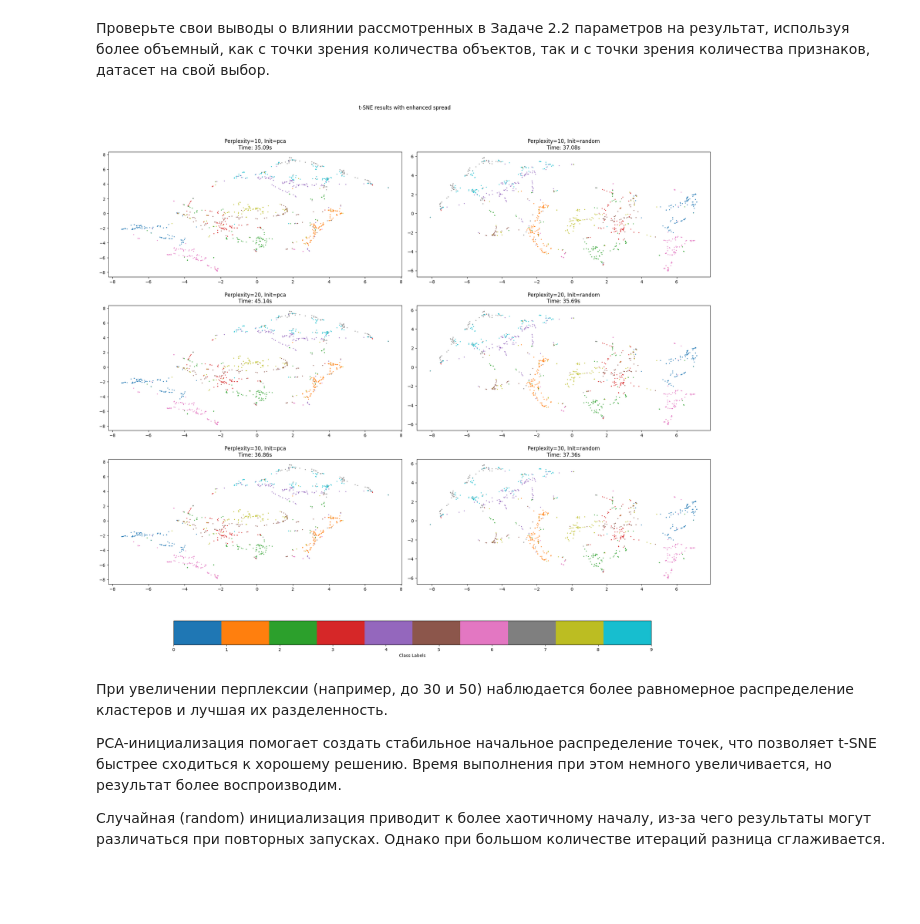
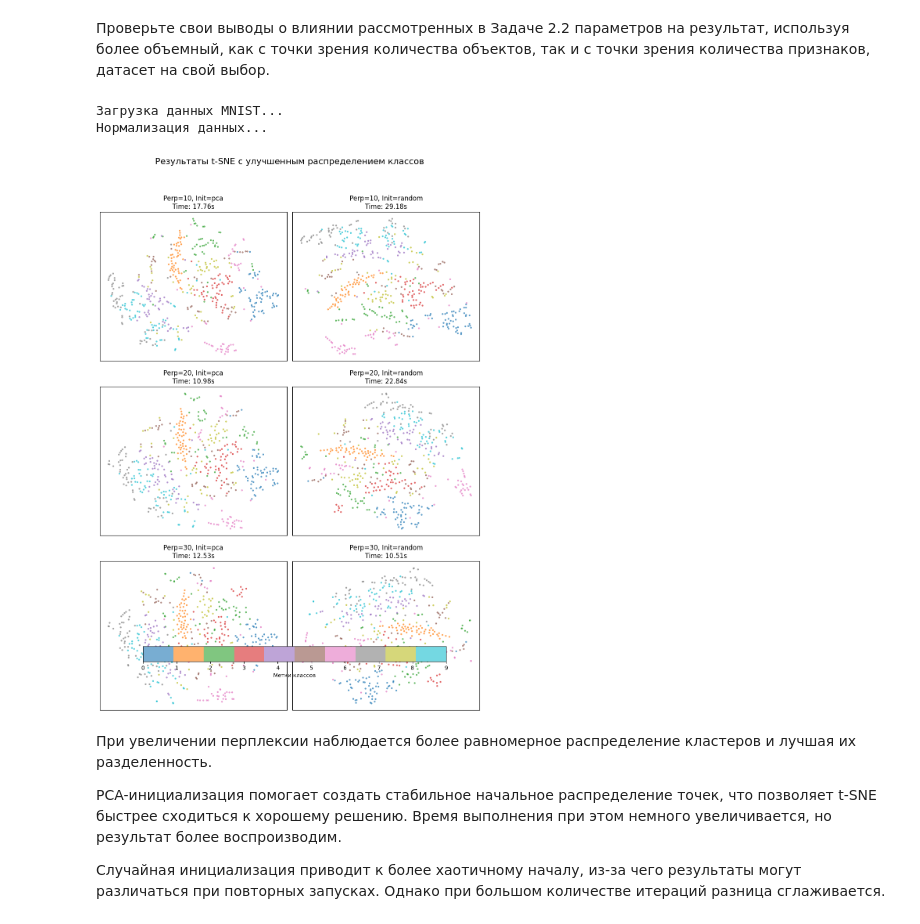
Before and after one commit to CandyGoose/Statistics-Bayesian_inference-linear_and_wooden_models, a Jupyter notebook: hw/hw3.ipynb, the cells around one changed output. Cells and saved outputs as stored; diff of their text form; code cells hidden in the pictures; blank space fills up the shorter version.

```diff
--- a/hw/hw3.ipynb
+++ b/hw/hw3.ipynb
@@ -870,82 +1155,88 @@ results = run_tsne_experiments(X, parameters)
 # %% [markdown]
 Проверьте свои выводы о влиянии рассмотренных в Задаче 2.2 параметров на результат, используя более объемный, как с точки зрения количества объектов, так и с точки зрения количества признаков, датасет на свой выбор.
 # %%
+
 import numpy as np
 import pandas as pd
 import matplotlib.pyplot as plt
 import time
-from openTSNE.sklearn import TSNE
+from sklearn.manifold import TSNE
 from sklearn.preprocessing import StandardScaler
 from sklearn.datasets import fetch_openml
 
-mnist = fetch_openml("mnist_784", version=1)
+print("Загрузка данных MNIST...")
+mnist = fetch_openml("mnist_784", version=1, as_frame=False)
 X, y = mnist.data, mnist.target.astype(int)
 
+print("Нормализация данных...")
 X_normalized = StandardScaler().fit_transform(X)
 
 parameters = {
     "perplexities": [10, 20, 30],
     "early_exaggeration": [1.5, 4, 12],
     "exaggeration": [None, 1.2, 4],
-    "initializations": ["pca", "random"],
-    "dof": [0.5, 1, 2]
+    "initializations": ["pca", "random"]
 }
 
-def run_tsne_experiments(X, parameters, sample_size=1000):
-    indices = np.random.choice(len(X), sample_size)
+def run_tsne_experiments(X, y, parameters, sample_size=500):
+    indices = np.random.choice(len(X), sample_size, replace=False)
     X_sample = X[indices]
     y_sample = y[indices]
 
-    fig, axes = plt.subplots(len(parameters["perplexities"]), len(parameters["initializations"]), figsize=(20, 20))
-    fig.suptitle("t-SNE results with enhanced spread")
+    n_perplexity = len(parameters["perplexities"])
+    n_init = len(parameters["initializations"])
+    fig, axes = plt.subplots(n_perplexity, n_init, figsize=(5 * n_init, 5 * n_perplexity))
+    fig.suptitle("Результаты t-SNE с улучшенным распределением классов", fontsize=16)
 
     results = []
 
     for i, perplexity in enumerate(parameters["perplexities"]):
         for j, init in enumerate(parameters["initializations"]):
             start_time = time.time()
             tsne = TSNE(
                 n_components=2,
-                perplexity=5,
-                early_exaggeration=20,
-                exaggeration=4,
-                initialization=init,
-                dof=parameters["dof"][1],
-                n_iter=1000,
-                learning_rate=500,
+                perplexity=perplexity,
+                early_exaggeration=parameters["early_exaggeration"][1],
+                init=init,
+                n_iter=10000,
+                learning_rate=200,
                 random_state=42,
-                verbose=False
+                verbose=0
             )
 
             X_reduced = tsne.fit_transform(X_sample)
             end_time = time.time()
             elapsed_time = end_time - start_time
 
             ax = axes[i, j]
-            scatter = ax.scatter(X_reduced[:, 0], X_reduced[:, 1], c=y_sample, cmap='tab10', s=1)
-            ax.set_title(f"Perplexity={perplexity}, Init={init}\nTime: {elapsed_time:.2f}s")
+            scatter = ax.scatter(X_reduced[:, 0], X_reduced[:, 1], c=y_sample, cmap='tab10', s=5, alpha=0.6)
+            ax.set_title(f"Perp={perplexity}, Init={init}\nTime: {elapsed_time:.2f}s")
+            ax.set_xticks([])
+            ax.set_yticks([])
 
             results.append({
                 "perplexity": perplexity,
                 "initialization": init,
                 "time": elapsed_time,
                 "X_reduced": X_reduced
             })
 
     cbar = fig.colorbar(scatter, ax=axes.ravel().tolist(), orientation='horizontal', fraction=0.05, pad=0.07)
-    cbar.set_label("Class Labels")
+    cbar.set_label("Метки классов")
 
-    plt.tight_layout(rect=[0, 0.2, 1, 0.95])
+    plt.tight_layout(rect=[0, 0.03, 1, 0.95])
     plt.show()
 
     return results
 
-results = run_tsne_experiments(X_normalized, parameters)
+results = run_tsne_experiments(X_normalized, y, parameters, sample_size=500)
 # %% [output]
+Загрузка данных MNIST...
+Нормализация данных...
-[figure, old version]
+[figure, new version]
 # %% [markdown]
-При увеличении перплексии (например, до 30 и 50) наблюдается более равномерное распределение кластеров и лучшая их разделенность.
+При увеличении перплексии наблюдается более равномерное распределение кластеров и лучшая их разделенность.
 
 PCA-инициализация помогает создать стабильное начальное распределение точек, что позволяет t-SNE быстрее сходиться к хорошему решению. Время выполнения при этом немного увеличивается, но результат более воспроизводим.
 
-Случайная (random) инициализация приводит к более хаотичному началу, из-за чего результаты могут различаться при повторных запусках. Однако при большом количестве итераций разница сглаживается.
+Случайная инициализация приводит к более хаотичному началу, из-за чего результаты могут различаться при повторных запусках. Однако при большом количестве итераций разница сглаживается.
```
Also changed, not shown: parts of 8 cells of this notebook.
